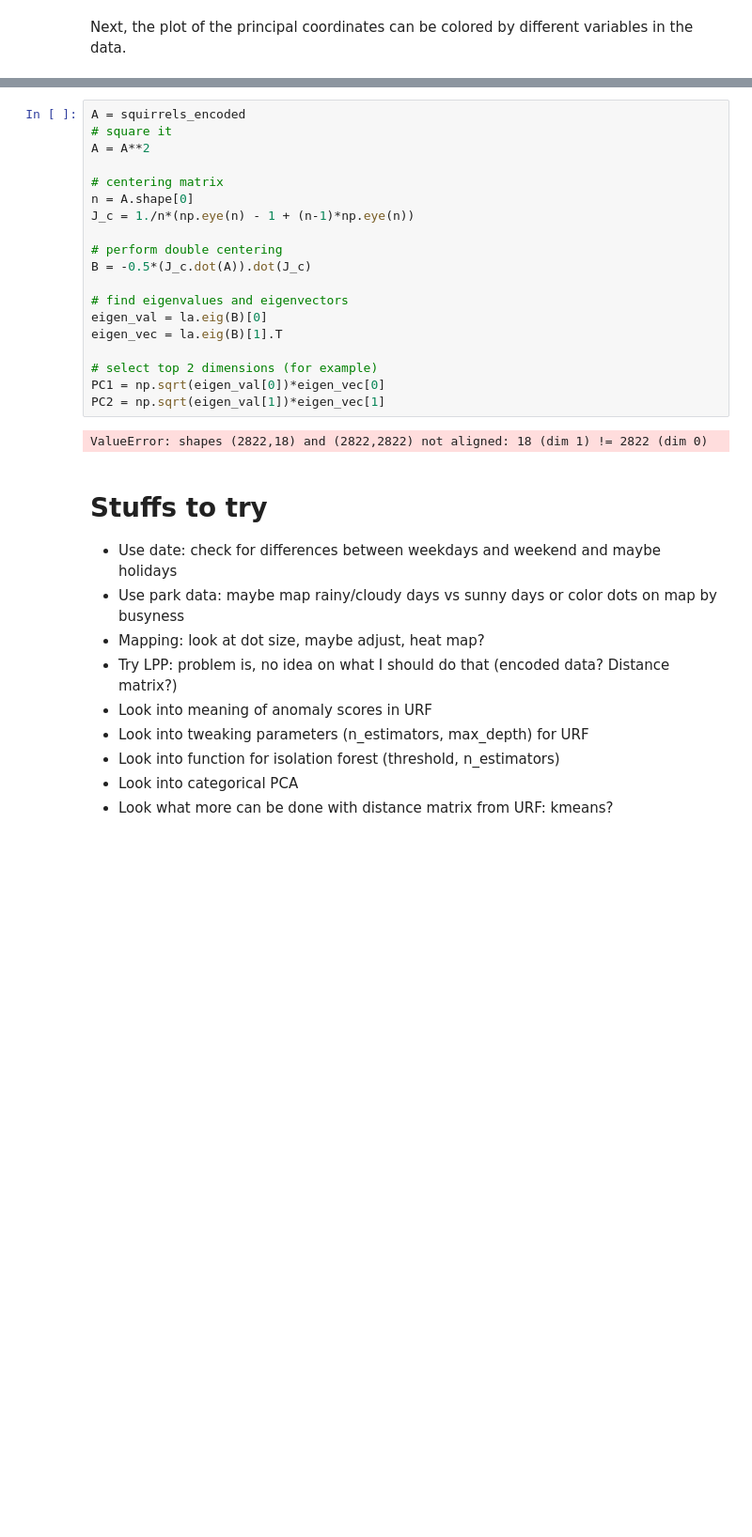
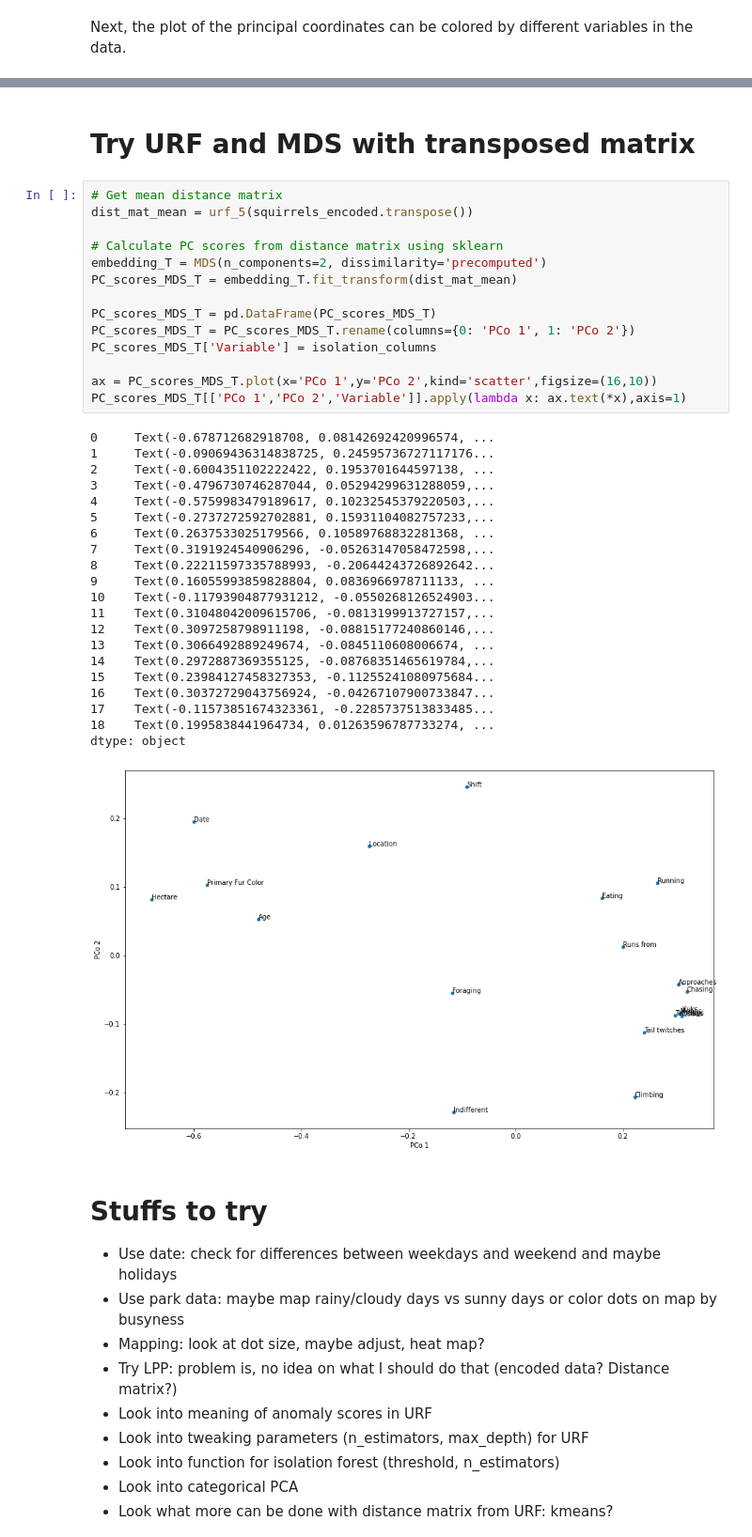
Before and after one commit to xmsterl/SP_squirrels, a Jupyter notebook: squirrels.ipynb, the cells around one changed output, grey strips where cells are left out. Shown at 94% size. Drawn from its saved outputs; the diff is of its cells as text; blank space fills up the shorter version.

```diff
--- a/squirrels.ipynb
+++ b/squirrels.ipynb
@@ -352,24 +359,41 @@ for n, nonbool_var in enumerate(nonbool_vars):
-# %%
-A = squirrels_encoded
-# square it
-A = A**2
-
-# centering matrix
-n = A.shape[0]
-J_c = 1./n*(np.eye(n) - 1 + (n-1)*np.eye(n))
-
-# perform double centering
-B = -0.5*(J_c.dot(A)).dot(J_c)
-
-# find eigenvalues and eigenvectors
-eigen_val = la.eig(B)[0]
-eigen_vec = la.eig(B)[1].T
-
-# select top 2 dimensions (for example)
-PC1 = np.sqrt(eigen_val[0])*eigen_vec[0]
-PC2 = np.sqrt(eigen_val[1])*eigen_vec[1]
-# %% [output]
-ValueError: shapes (2822,18) and (2822,2822) not aligned: 18 (dim 1) != 2822 (dim 0)
+# %% [markdown]
+# Try URF and MDS with transposed matrix
+# %%
+# Get mean distance matrix
+dist_mat_mean = urf_5(squirrels_encoded.transpose())
+
+# Calculate PC scores from distance matrix using sklearn
+embedding_T = MDS(n_components=2, dissimilarity='precomputed')
+PC_scores_MDS_T = embedding_T.fit_transform(dist_mat_mean)
+
+PC_scores_MDS_T = pd.DataFrame(PC_scores_MDS_T)
+PC_scores_MDS_T = PC_scores_MDS_T.rename(columns={0: 'PCo 1', 1: 'PCo 2'})
+PC_scores_MDS_T['Variable'] = isolation_columns
+
+ax = PC_scores_MDS_T.plot(x='PCo 1',y='PCo 2',kind='scatter',figsize=(16,10))
+PC_scores_MDS_T[['PCo 1','PCo 2','Variable']].apply(lambda x: ax.text(*x),axis=1)
+# %% [output]
+0     Text(-0.678712682918708, 0.08142692420996574, ...
+1     Text(-0.09069436314838725, 0.24595736727117176...
+2     Text(-0.6004351102222422, 0.1953701644597138, ...
+3     Text(-0.4796730746287044, 0.05294299631288059,...
+4     Text(-0.5759983479189617, 0.10232545379220503,...
+5     Text(-0.2737272592702881, 0.15931104082757233,...
+6     Text(0.2637533025179566, 0.10589768832281368, ...
+7     Text(0.3191924540906296, -0.05263147058472598,...
+8     Text(0.22211597335788993, -0.20644243726892642...
+9     Text(0.16055993859828804, 0.0836966978711133, ...
+10    Text(-0.11793904877931212, -0.0550268126524903...
+11    Text(0.31048042009615706, -0.0813199913727157,...
+12    Text(0.3097258798911198, -0.08815177240860146,...
+13    Text(0.3066492889249674, -0.0845110608006674, ...
+14    Text(0.2972887369355125, -0.08768351465619784,...
+15    Text(0.23984127458327353, -0.11255241080975684...
+16    Text(0.30372729043756924, -0.04267107900733847...
+17    Text(-0.11573851674323361, -0.2285737513833485...
+18    Text(0.1995838441964734, 0.01263596787733274, ...
+dtype: object
+[figure, added]
 # %% [markdown]
 # Stuffs to try
 - Use date: check for differences between weekdays and weekend and maybe holidays
```
Also changed, not shown: parts of 9 cells of this notebook.
